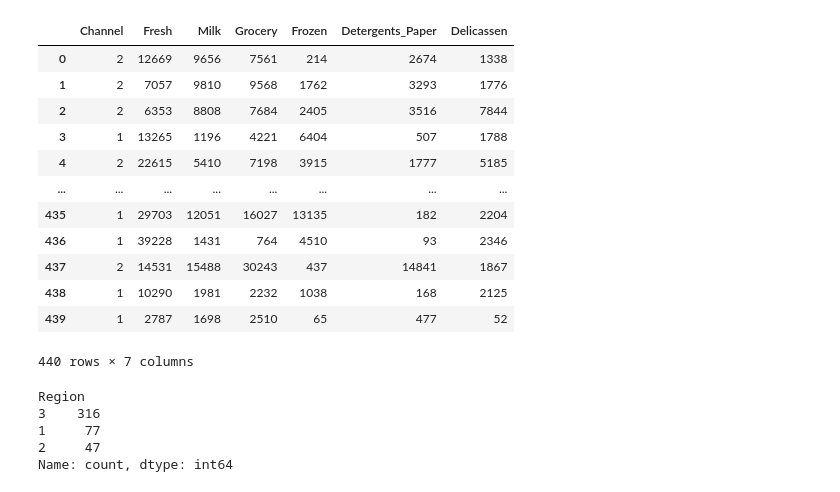
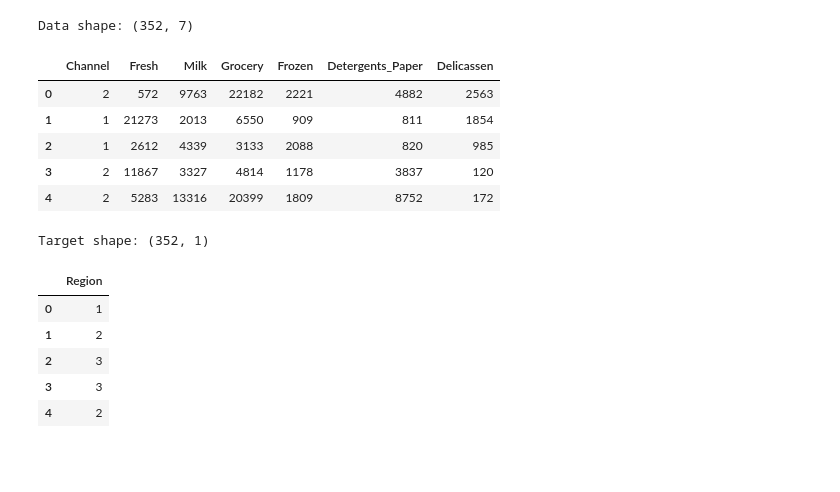
Before and after one commit to BenedictusAryo/Local-MLOps-Configuration, a Jupyter notebook: notebooks/data_exploration.ipynb, the cells around one changed output. Saved outputs shown, nothing was run; the diff lists cells and outputs as text; code cells hidden in the pictures; blank space fills up the shorter version.

Commit message:
Implement data collection and preprocessing pipeline with logging

```diff
--- a/notebooks/data_exploration.ipynb
+++ b/notebooks/data_exploration.ipynb
@@ -77,24 +5,32 @@ print(wholesale_customers.variables)
-# %%
-X
-# %% [output]
-|  | Channel | Fresh | Milk | Grocery | Frozen | Detergents_Paper | Delicassen |
-| 0 | 2 | 12669 | 9656 | 7561 | 214 | 2674 | 1338 |
-| 1 | 2 | 7057 | 9810 | 9568 | 1762 | 3293 | 1776 |
-| 2 | 2 | 6353 | 8808 | 7684 | 2405 | 3516 | 7844 |
-| 3 | 1 | 13265 | 1196 | 4221 | 6404 | 507 | 1788 |
-| 4 | 2 | 22615 | 5410 | 7198 | 3915 | 1777 | 5185 |
-| ... | ... | ... | ... | ... | ... | ... | ... |
-| 435 | 1 | 29703 | 12051 | 16027 | 13135 | 182 | 2204 |
-| 436 | 1 | 39228 | 1431 | 764 | 4510 | 93 | 2346 |
-| 437 | 2 | 14531 | 15488 | 30243 | 437 | 14841 | 1867 |
-| 438 | 1 | 10290 | 1981 | 2232 | 1038 | 168 | 2125 |
-| 439 | 1 | 2787 | 1698 | 2510 | 65 | 477 | 52 |
-440 rows × 7 columns
-# %%
-y['Region'].value_counts()
-# %% [output]
-Region
-3    316
-1     77
-2     47
-Name: count, dtype: int64
+# %%
+import pandas as pd
+from pathlib import Path
+import seaborn as sns
+import matplotlib.pyplot as plt
+from imblearn.over_sampling import ADASYN
+
+ROOT_DIR = Path.cwd().parent
+DATA_DIR = ROOT_DIR / 'data'
+# %%
+data = pd.read_csv(DATA_DIR / 'train_test/X_train.csv')
+target = pd.read_csv(DATA_DIR / 'train_test/y_train.csv')
+
+print('Data shape:', data.shape)
+display(data.head())
+print('Target shape:', target.shape)
+display(target.head())
+# %% [output]
+Data shape: (352, 7)
+|  | Channel | Fresh | Milk | Grocery | Frozen | Detergents_Paper | Delicassen |
+| 0 | 2 | 572 | 9763 | 22182 | 2221 | 4882 | 2563 |
+| 1 | 1 | 21273 | 2013 | 6550 | 909 | 811 | 1854 |
+| 2 | 1 | 2612 | 4339 | 3133 | 2088 | 820 | 985 |
+| 3 | 2 | 11867 | 3327 | 4814 | 1178 | 3837 | 120 |
+| 4 | 2 | 5283 | 13316 | 20399 | 1809 | 8752 | 172 |
+Target shape: (352, 1)
+|  | Region |
+| 0 | 1 |
+| 1 | 2 |
+| 2 | 3 |
+| 3 | 3 |
+| 4 | 2 |
```
Also changed, not shown: parts of 11 cells of this notebook, 12 other files.
